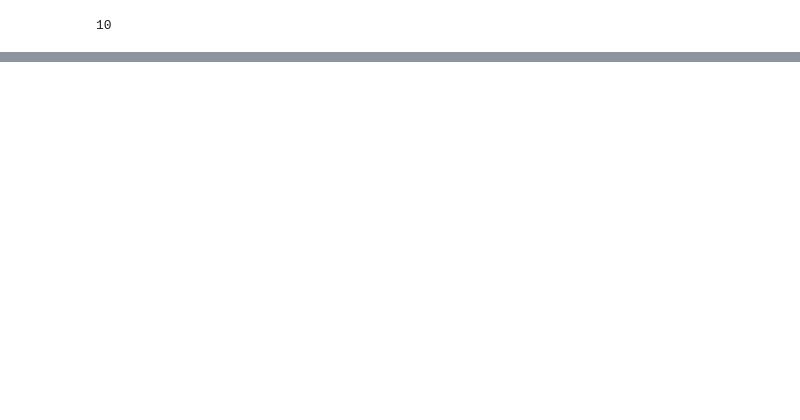
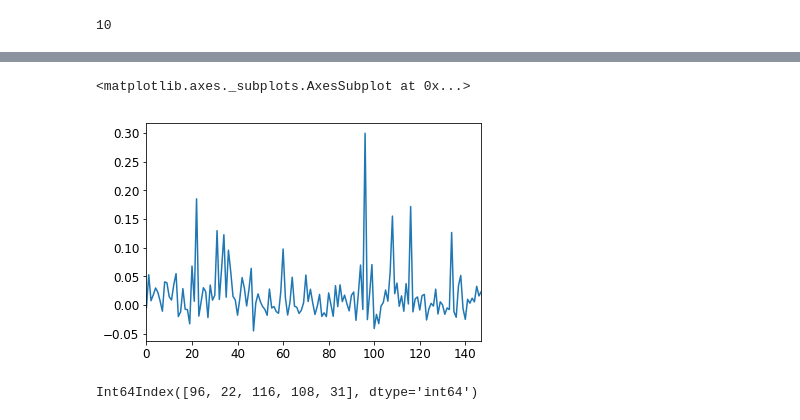
Before and after one commit to ahsanMah/interpretDL, a Jupyter notebook: ADNNI.ipynb, the cells around one changed output, grey strips where cells are left out. Drawn from its saved outputs; the diff is of its cells as text; code cells hidden in the pictures; blank space fills up the shorter version.

Commit message:
- Evaluated only CN vs AD - Added a section to analyze results using LRP - Removed interprettensor module

```diff
--- a/ADNNI.ipynb
+++ b/ADNNI.ipynb
@@ -430,0 +486,40 @@ array([[<matplotlib.axes._subplots.AxesSubplot object at 0x...>,
+# %%
+import innvestigate
+import innvestigate.utils as iutils
+
+
+def perform_analysis(model, analyzer, data, labels):
+    analysis = analyzer.analyze(data)
+    prediction = model.predict(data)
+
+    header = "{:^30} {} {}".format("Relevances","Pred", "Actual")
+    print(header)
+
+    for rel,pred,actual in zip(analysis,prediction, labels):
+#         print(np.argmax(pred), actual)
+        result = "{} {:d} {:d}".format(np.around(rel,4), np.argmax(pred), np.argmax(actual))
+        print(result)
+    df_anal = pd.DataFrame(analysis)
+    print()
+#     print(df_anal.describe())
+    return df_anal
+
+# Selecting a DNN
+test_dnn = dnn#zoo[2]
+
+# Getting population to analyze
+# Select samples with correct prediction
+test_idx = correct == 1    #get_correct_predictions()
+test_samples = samples[test_idx] #features[test_idx]
+test_labels = sample_labels[test_idx] #labels_1hot[test_idx]
+
+# Stripping the softmax activation from the model
+model_wo_sm = iutils.keras.graph.model_wo_softmax(test_dnn)
+
+# Creating an analyzer
+gradient_analyzer = innvestigate.analyzer.Gradient(model_wo_sm)
+lrp = innvestigate.create_analyzer("lrp.z", model_wo_sm)
+
+
+# perform_analysis(nn,gradient_analyzer,flowers,types)
+lrp_results = perform_analysis(dnn,lrp,test_samples, test_labels)
@@ -430,0 +544,6 @@ array([[<matplotlib.axes._subplots.AxesSubplot object at 0x...>,
+# %%
+population = lrp_results.mean()
+population.plot()
+# %% [output]
+<matplotlib.axes._subplots.AxesSubplot at 0x...>
+[figure, added]
@@ -430,0 +552,4 @@ array([[<matplotlib.axes._subplots.AxesSubplot object at 0x...>,
+# %%
+best_features.index
+# %% [output]
+Int64Index([96, 22, 116, 108, 31], dtype='int64')
```
Also changed, not shown: parts of 25 cells of this notebook, 32 other files.
